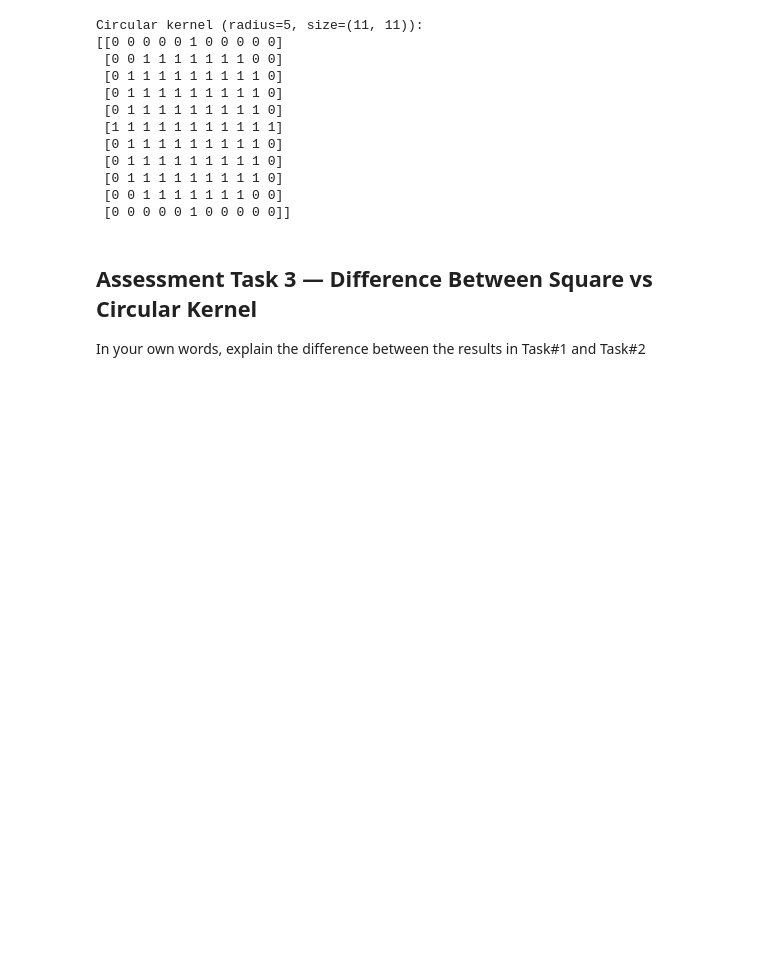
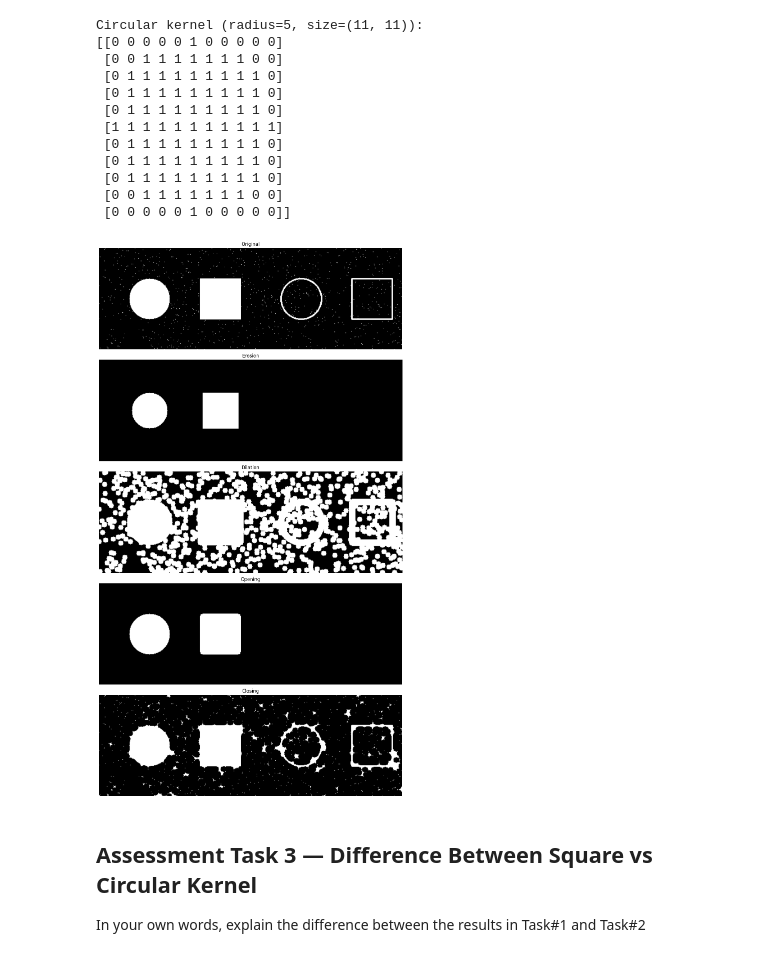
Before and after one commit to wwwww22345/C06-Morphological, a Jupyter notebook: Lab6_Morphological.ipynb, the cells around one changed output. Drawn from its saved outputs; the diff is of its cells as text; code cells hidden in the pictures; blank space fills up the shorter version.

```diff
--- a/Lab6_Morphological.ipynb
+++ b/Lab6_Morphological.ipynb
@@ -172,6 +172,29 @@ Circular kernel (radius=5, size=(11, 11)):
  [0 1 1 1 1 1 1 1 1 1 0]
  [0 0 1 1 1 1 1 1 1 0 0]
  [0 0 0 0 0 1 0 0 0 0 0]]
+# %%
+#Apply morphological operations, circle kernel
+erosion_circle = cv2.erode(image, circle_kernel, iterations=1)
+dilation_circle = cv2.dilate(image, circle_kernel, iterations=1)
+opening_circle = cv2.morphologyEx(image, cv2.MORPH_OPEN, circle_kernel)
+closing_circle = cv2.morphologyEx(image, cv2.MORPH_CLOSE, circle_kernel)
+
+#Visualize the results
+titles = ['Original', 'Erosion', 'Dilation', 'Opening', 'Closing']
+images = [image, erosion_circle, dilation_circle, opening_circle, closing_circle]
+
+plt.figure(figsize=(15, 20))
+
+for i in range(5):
+    plt.subplot(5, 1, i+1) #subplot(nrows, ncols, index, **kwargs)
+    plt.imshow(images[i], cmap='gray')
+    plt.title(titles[i])
+    plt.axis('off')
+
+plt.tight_layout()
+plt.show()
+# %% [output]
+[figure, added]
 # %% [markdown]
 ## Assessment Task 3 — Difference Between Square vs Circular Kernel
 
```
Also changed, not shown: parts of 2 cells of this notebook.
